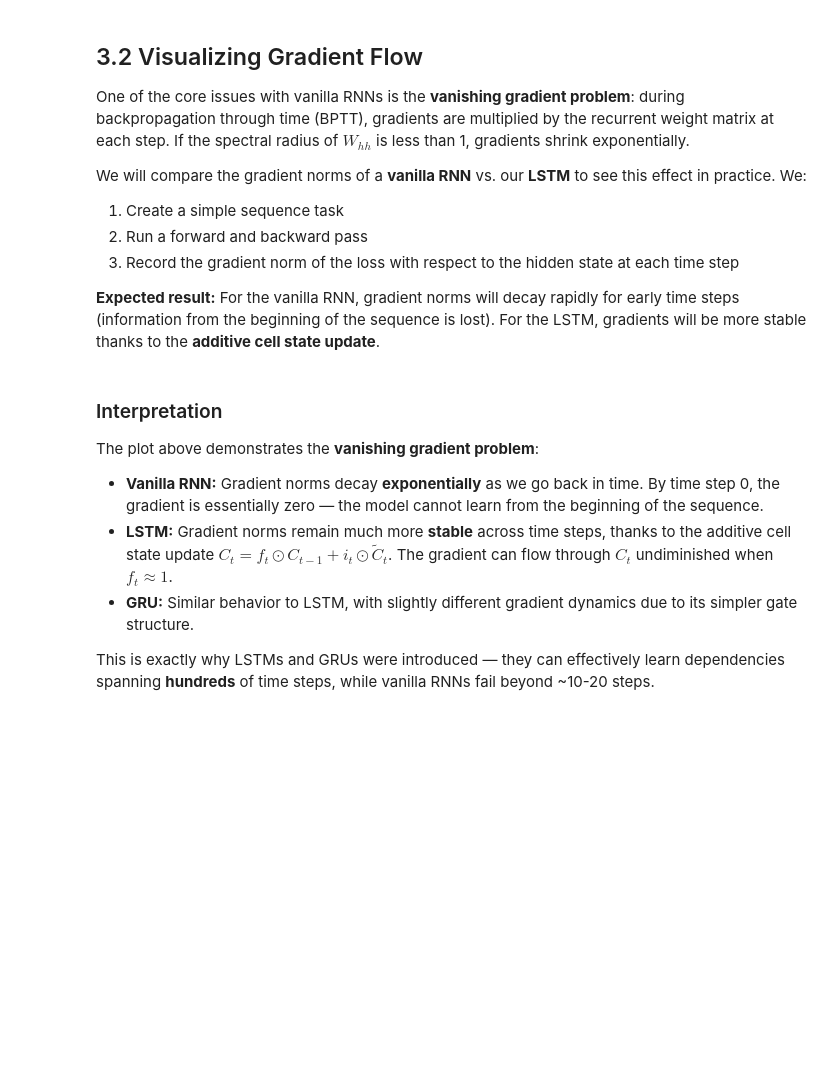
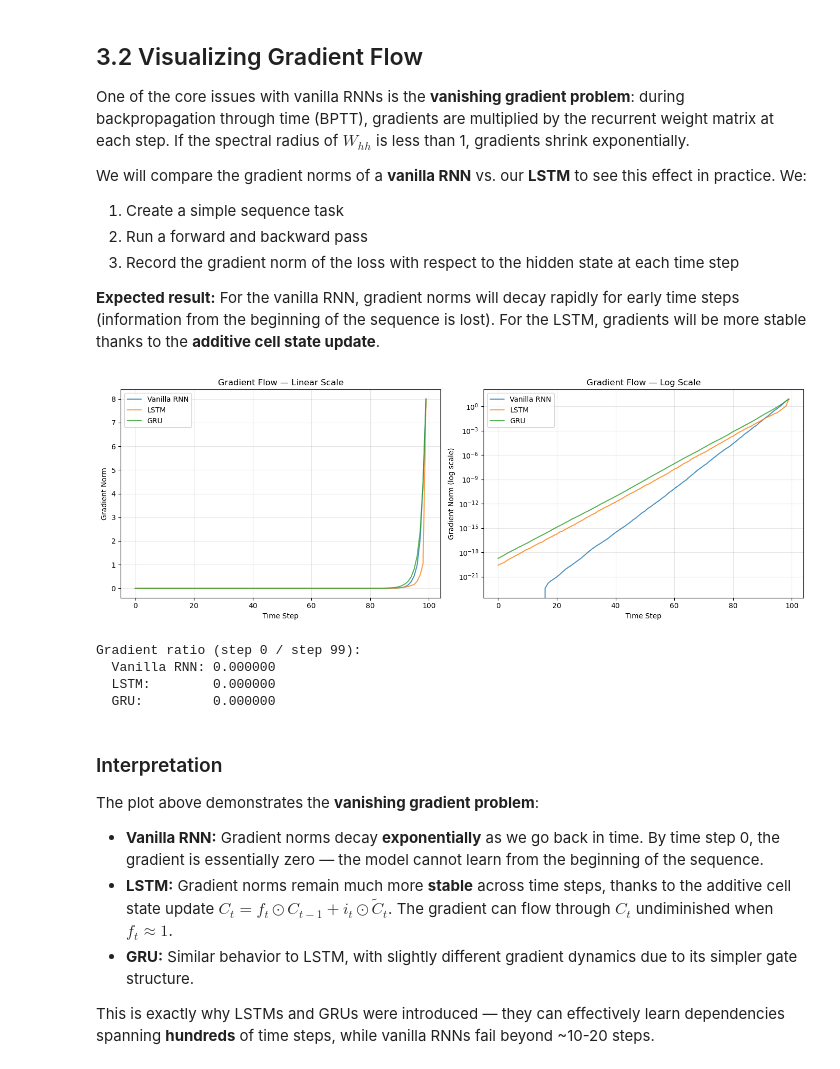
Before and after one commit to bassambhamed/llm-theory-to-production, a Jupyter notebook: part-02-rnn-to-transformers/notebooks/lab2-rnn-based-models.ipynb, the cells around one changed output. Cells and saved outputs as stored; diff of their text form; code cells hidden in the pictures; blank space fills up the shorter version.

```diff
--- a/part-02-rnn-to-transformers/notebooks/lab2-rnn-based-models.ipynb
+++ b/part-02-rnn-to-transformers/notebooks/lab2-rnn-based-models.ipynb
@@ -927,35 +1057,33 @@ def compute_gradient_flow(rnn_type='LSTM', seq_len=100, hidden_dim=64, input_dim
         for t in range(seq_len):
             inp = x[:, t:t+1, :]
             _, (h, c) = rnn(inp, (h, c))
+            h.retain_grad()
             hidden_states.append(h)
     elif rnn_type == 'GRU':
         h = torch.zeros(1, 1, hidden_dim)
         for t in range(seq_len):
             inp = x[:, t:t+1, :]
             _, h = rnn(inp, h)
+            h.retain_grad()
             hidden_states.append(h)
     else:  # vanilla RNN
         h = torch.zeros(1, 1, hidden_dim)
         for t in range(seq_len):
             inp = x[:, t:t+1, :]
             _, h = rnn(inp, h)
+            h.retain_grad()
             hidden_states.append(h)
 
     # Loss based on the final hidden state
     loss = hidden_states[-1].sum()
 
-    # Compute gradients
+    # Single backward pass — gradients are stored thanks to retain_grad()
     loss.backward()
 
     # Collect gradient norms for each time step
     grad_norms = []
     for t in range(seq_len):
-        if hidden_states[t].grad is not None:
-            grad_norms.append(hidden_states[t].grad.norm().item())
-        else:
-            # Compute gradient manually via autograd
-            grad = torch.autograd.grad(loss, hidden_states[t], retain_graph=True)[0]
-            grad_norms.append(grad.norm().item())
+        grad_norms.append(hidden_states[t].grad.norm().item())
 
     return grad_norms
 
@@ -972,33 +1100,39 @@ fig, axes = plt.subplots(1, 2, figsize=(14, 5))
 ax = axes[0]
 ax.plot(range(SEQ_LEN), rnn_grads,  label='Vanilla RNN', alpha=0.8)
 ax.plot(range(SEQ_LEN), lstm_grads, label='LSTM', alpha=0.8)
 ax.plot(range(SEQ_LEN), gru_grads,  label='GRU', alpha=0.8)
 ax.set_xlabel('Time Step')
 ax.set_ylabel('Gradient Norm')
 ax.set_title('Gradient Flow — Linear Scale')
 ax.legend()
 ax.grid(True, alpha=0.3)
 
 # Log scale
 ax = axes[1]
 ax.plot(range(SEQ_LEN), rnn_grads,  label='Vanilla RNN', alpha=0.8)
 ax.plot(range(SEQ_LEN), lstm_grads, label='LSTM', alpha=0.8)
 ax.plot(range(SEQ_LEN), gru_grads,  label='GRU', alpha=0.8)
 ax.set_xlabel('Time Step')
 ax.set_ylabel('Gradient Norm (log scale)')
 ax.set_title('Gradient Flow — Log Scale')
 ax.set_yscale('log')
 ax.legend()
 ax.grid(True, alpha=0.3)
 
 plt.tight_layout()
 plt.show()
 
 # Print ratio
 print(f"\nGradient ratio (step 0 / step {SEQ_LEN-1}):")
 print(f"  Vanilla RNN: {rnn_grads[0] / rnn_grads[-1]:.6f}")
 print(f"  LSTM:        {lstm_grads[0] / lstm_grads[-1]:.6f}")
 print(f"  GRU:         {gru_grads[0] / gru_grads[-1]:.6f}")
+# %% [output]
+[figure, added]
+Gradient ratio (step 0 / step 99):
+  Vanilla RNN: 0.000000
+  LSTM:        0.000000
+  GRU:         0.000000
 # %% [markdown]
 ### Interpretation
 
```
Also changed, not shown: parts of 20 cells of this notebook, 7 other files.
